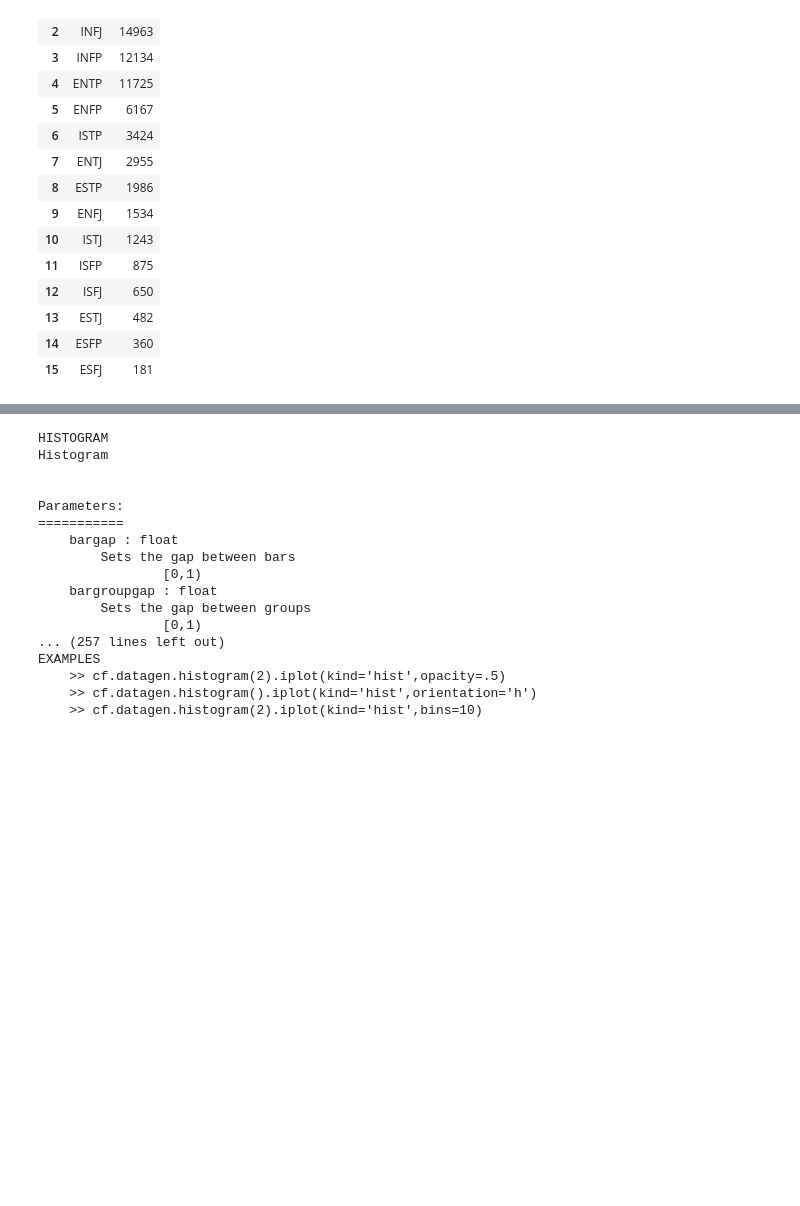
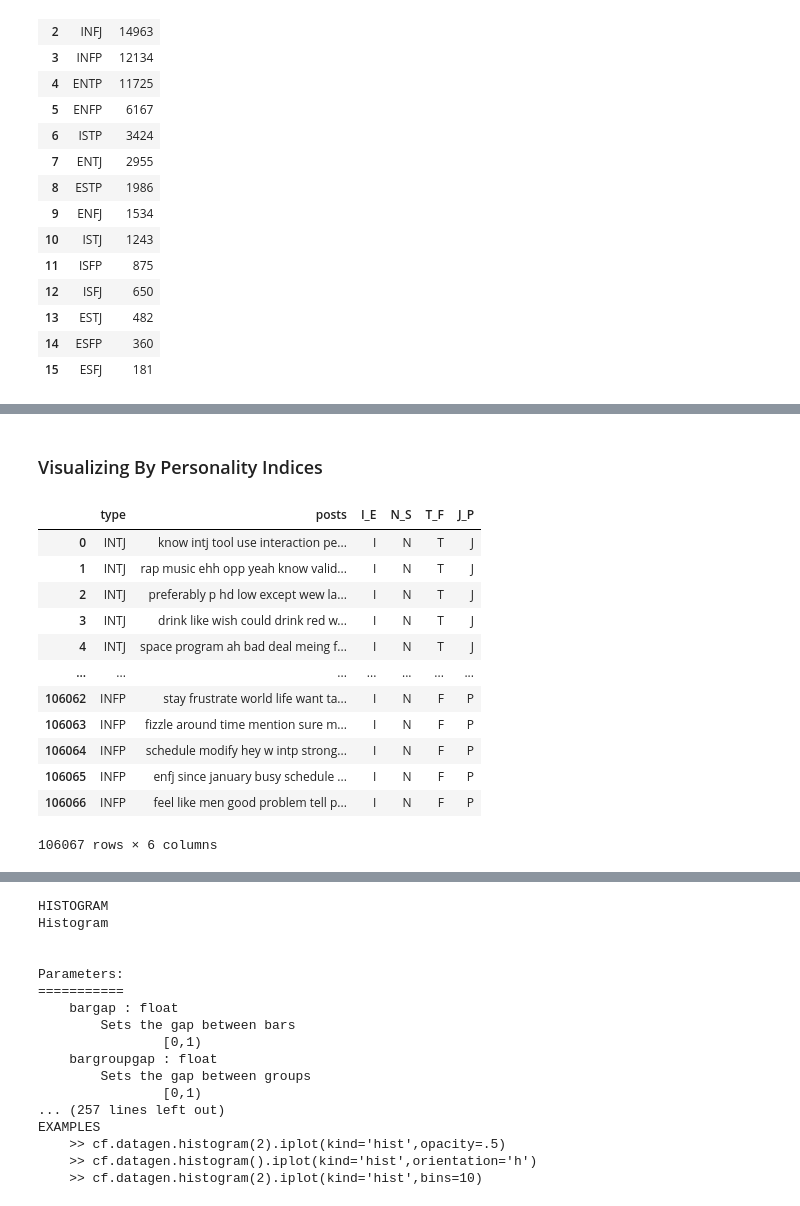
Before and after one commit to NotAlpha45/Mayer-Briggs-Personality-Type-Analysis-WIth-Machine-Learning-For-Team-Collaboration, a Jupyter notebook: codes/dataset_explorer.ipynb, the cells around one changed output, grey strips where cells are left out. Drawn from its saved outputs; the diff is of its cells as text; code cells hidden in the pictures; blank space fills up the shorter version.

Commit message:
Label separated the personality data
- Given each personality index a new column. For example, INFJ is converted to I, N, F, J where each are placed in different columns.

```diff
--- a/codes/dataset_explorer.ipynb
+++ b/codes/dataset_explorer.ipynb
@@ -86,0 +92,21 @@ Wall time: 27.6 ms
+# %% [markdown]
+### Visualizing By Personality Indices
+# %%
+label_seperated_dataframe = pd.read_parquet(
+    "../datasets/label_seperated_MBTI_500.pq", engine="fastparquet"
+)
+label_seperated_dataframe
+# %% [output]
+|  | type | posts | I_E | N_S | T_F | J_P |
+| 0 | INTJ | know intj tool use interaction pe... | I | N | T | J |
+| 1 | INTJ | rap music ehh opp yeah know valid... | I | N | T | J |
+| 2 | INTJ | preferably p hd low except wew la... | I | N | T | J |
+| 3 | INTJ | drink like wish could drink red w... | I | N | T | J |
+| 4 | INTJ | space program ah bad deal meing f... | I | N | T | J |
+| ... | ... | ... | ... | ... | ... | ... |
+| 106062 | INFP | stay frustrate world life want ta... | I | N | F | P |
+| 106063 | INFP | fizzle around time mention sure m... | I | N | F | P |
+| 106064 | INFP | schedule modify hey w intp strong... | I | N | F | P |
+| 106065 | INFP | enfj since january busy schedule ... | I | N | F | P |
+| 106066 | INFP | feel like men good problem tell p... | I | N | F | P |
+106067 rows × 6 columns
```
Also changed, not shown: parts of 7 cells of this notebook, 3 other files.
